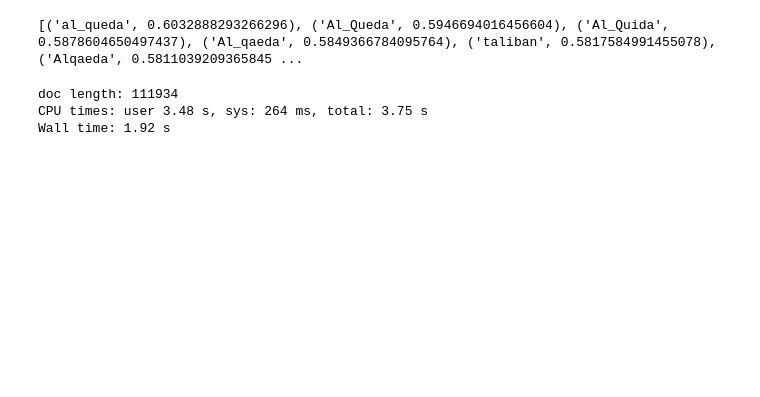
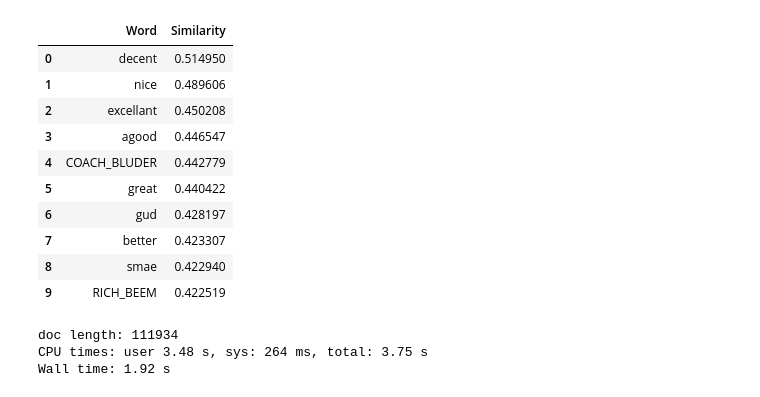
Before and after one commit to Fourthought/Hostile-Narrative-Analysis, a Jupyter notebook: Quantitative Analysis/Experiment 2 - Assessing Google News/Assessing Google News word2vec.ipynb, the cells around one changed output. Cells and saved outputs as stored; diff of their text form; code cells hidden in the pictures; blank space fills up the shorter version.

```diff
--- a/Quantitative Analysis/Experiment 2 - Assessing Google News/Assessing Google News word2vec.ipynb
+++ b/Quantitative Analysis/Experiment 2 - Assessing Google News/Assessing Google News word2vec.ipynb
@@ -26,8 +54,19 @@ print(results)
 # %%
-results = google_wv.most_similar(positive=['al_qaeda','bad'],negative=['good'])
-print(results)
+results = google_wv.most_similar(positive=['taliban','good'],negative=['evil'])
+columns = ['Word', 'Similarity']
+display(pd.DataFrame(results, columns=columns))
 # %% [output]
-[('al_queda', 0.6032888293266296), ('Al_Queda', 0.5946694016456604), ('Al_Quida', 0.5878604650497437), ('Al_qaeda', 0.5849366784095764), ('taliban', 0.5817584991455078), ('Alqaeda', 0.5811039209365845 ...
+|  | Word | Similarity |
+| 0 | decent | 0.514950 |
+| 1 | nice | 0.489606 |
+| 2 | excellant | 0.450208 |
+| 3 | agood | 0.446547 |
+| 4 | COACH_BLUDER | 0.442779 |
+| 5 | great | 0.440422 |
+| 6 | gud | 0.428197 |
+| 7 | better | 0.423307 |
+| 8 | smae | 0.422940 |
+| 9 | RICH_BEEM | 0.422519 |
 # %%
 %%time
 
```
Also changed, not shown: parts of 8 cells of this notebook, 8 other files.
